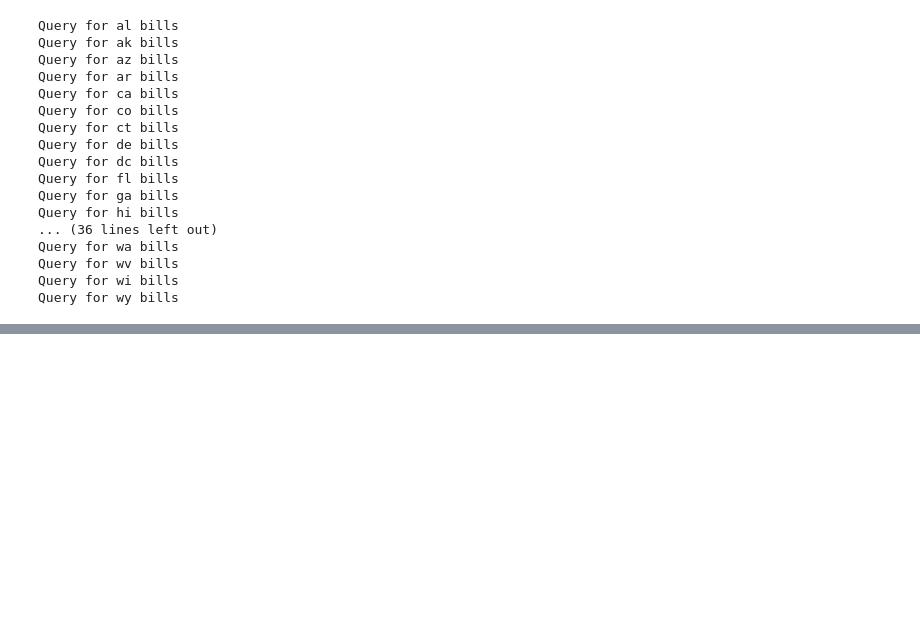
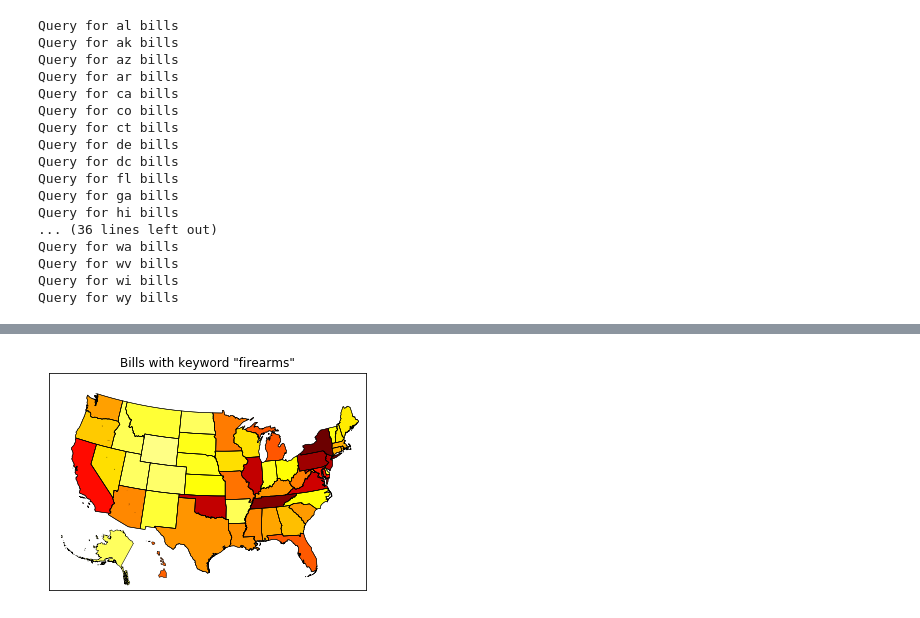
Before and after one commit to mimiflynn/open-states-query, a Jupyter notebook: query-python3.ipynb, the cells around one changed output, grey strips where cells are left out. Drawn from its saved outputs; the diff is of its cells as text; code cells hidden in the pictures; blank space fills up the shorter version.

Commit message:
map of keywords

```diff
--- a/query-python3.ipynb
+++ b/query-python3.ipynb
@@ -19,7 +23,7 @@ def query_state(state, search_terms):
 
     return bills
 # %%
-pyopenstates.set_api_key('api key')
+pyopenstates.set_api_key('API KEY')
 
 metadata = pyopenstates.get_metadata()
 states = list(map(get_state_abbr, metadata))
@@ -75,0 +83,9 @@ print(total_bills)
+# %%
+# create dictionary of with key as state abbr and value as name
+state_names = {}
+
+for state in metadata:
+    state_names[state.get('abbreviation')] = state.get('name')
+
+print(state_names)
+len(state_names)
@@ -75,0 +95,8 @@ print(total_bills)
+# %%
+# output dictonary where key is state name and value is number of bills for map
+bill_count_by_state_name = {}
+
+for state in states:
+    bill_count_by_state_name[state_names[state]] = bill_count_by_state[state]
+
+print(bill_count_by_state_name)
@@ -75,0 +105,65 @@ print(total_bills)
+# %%
+from __future__ import print_function
+import numpy as np
+import matplotlib.pyplot as plt
+from mpl_toolkits.basemap import Basemap as Basemap
+from matplotlib.colors import rgb2hex
+from matplotlib.patches import Polygon
+
+# https://stackoverflow.com/questions/39742305/how-to-use-basemap-python-to-plot-us-with-50-states
+
+
+# Hawaii has 8 main islands but several tiny atolls that extend for many miles.
+# This is the area cutoff between the 8 main islands and the tiny atolls.
+ATOLL_CUTOFF = 0.005
+
+m = Basemap(llcrnrlon=-121,llcrnrlat=20,urcrnrlon=-62,urcrnrlat=51,
+    projection='lcc',lat_1=32,lat_2=45,lon_0=-95)
+
+# draw state boundaries.
+# data from U.S Census Bureau
+# http://www.census.gov/geo/www/cob/st2000.html
+shp_info = m.readshapefile('st99_d00','states',drawbounds=True)
+
+# print(shp_info)
+# choose a color for each state based on population density.
+
+# Map with Hawaii and Alaska
+colors={}
+statenames=[]
+cmap = plt.cm.hot # use 'hot' colormap
+vmin = 0; vmax = 450 # set range.
+
+# print(m.states_info[0].keys())
+for shapedict in m.states_info:
+    statename = shapedict['NAME']
+    # skip DC and Puerto Rico.
+    if statename not in ['District of Columbia','Puerto Rico']:
+        pop = bill_count_by_state_name[statename]
+        # calling colormap with value between 0 and 1 returns
+        # rgba value.  Invert color range (hot colors are high
+        # population), take sqrt root to spread out colors more.
+        colors[statename] = cmap(1.-np.sqrt((pop-vmin)/(vmax-vmin)))[:3]
+    statenames.append(statename)
+
+# cycle through state names, color each one.
+ax = plt.gca() # get current axes instance
+
+for nshape,seg in enumerate(m.states):
+    # skip DC and Puerto Rico.
+    if statenames[nshape] not in ['District of Columbia','Puerto Rico']:
+        # Offset Alaska and Hawaii to the lower-left corner.
+        if statenames[nshape] == 'Alaska':
+        # Alaska is too big. Scale it down to 35% first, then translate it.
+            seg = list(map(lambda s: (0.35*s[0] + 1100000, 0.35*s[1]-1300000), seg))
+        if statenames[nshape] == 'Hawaii':
+            seg = list(map(lambda s: (s[0] + 5200000, s[1]-1400000), seg))
+
+        color = rgb2hex(colors[statenames[nshape]])
+        poly = Polygon(seg, facecolor=color, edgecolor='black', linewidth=.5)
+        ax.add_patch(poly)
+
+plt.title('Bills with keyword "firearms"')
+plt.show()
+# %% [output]
+[figure, added]
```
Also changed, not shown: parts of 5 cells of this notebook, 2 other files.
